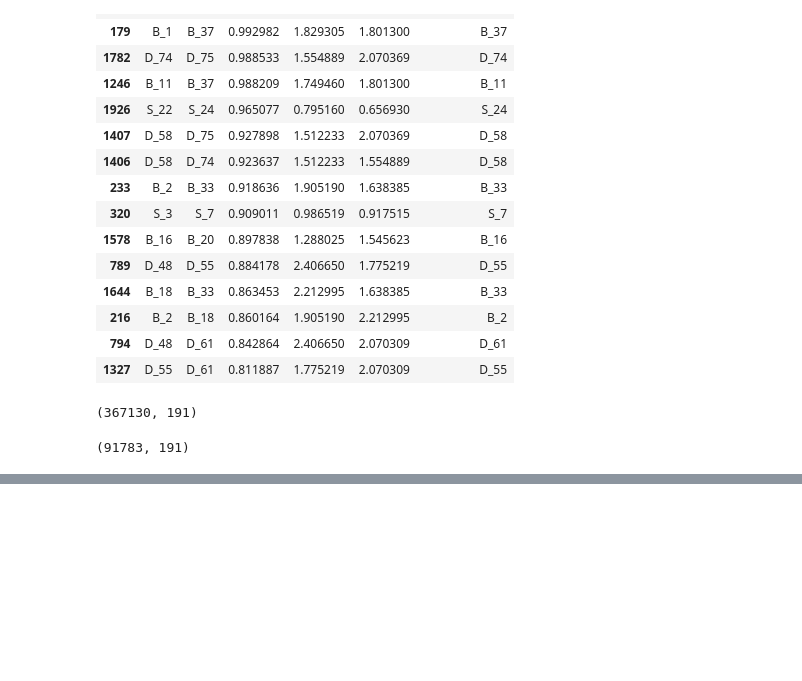
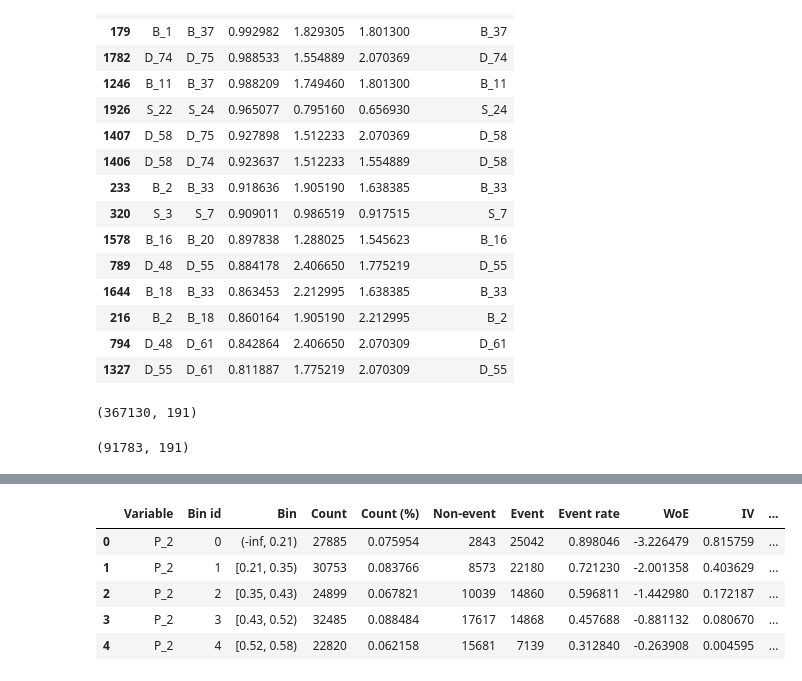
Before and after one commit to chaitsugale/AMEX-Default-PREDICTION, a Jupyter notebook: amex-default-prediction.ipynb, the cells around one changed output, grey strips where cells are left out. Drawn from its saved outputs; the diff is of its cells as text; code cells hidden in the pictures; blank space fills up the shorter version.

```diff
--- a/amex-default-prediction.ipynb
+++ b/amex-default-prediction.ipynb
@@ -488,3 +488,5 @@ X_test = valid_data[train_cols].copy()
 y_test = valid_data[target_col].copy()
 
 X_test = amex_test[train_cols].copy()
+# %%
+amex_binning_process = optbinning.BinningProcess(variable_names = train_cols,categorical_variables = cat_cols)
@@ -490,0 +519,11 @@ X_test = amex_test[train_cols].copy()
+# %%
+amex_score = amex_scorecard.table(style = 'detailed')
+
+amex_score.head()
+# %% [output]
+|  | Variable | Bin id | Bin | Count | Count (%) | Non-event | Event | Event rate | WoE | IV | ... |
+| 0 | P_2 | 0 | (-inf, 0.21) | 27885 | 0.075954 | 2843 | 25042 | 0.898046 | -3.226479 | 0.815759 | ... |
+| 1 | P_2 | 1 | [0.21, 0.35) | 30753 | 0.083766 | 8573 | 22180 | 0.721230 | -2.001358 | 0.403629 | ... |
+| 2 | P_2 | 2 | [0.35, 0.43) | 24899 | 0.067821 | 10039 | 14860 | 0.596811 | -1.442980 | 0.172187 | ... |
+| 3 | P_2 | 3 | [0.43, 0.52) | 32485 | 0.088484 | 17617 | 14868 | 0.457688 | -0.881132 | 0.080670 | ... |
+| 4 | P_2 | 4 | [0.52, 0.58) | 22820 | 0.062158 | 15681 | 7139 | 0.312840 | -0.263908 | 0.004595 | ... |
```
Also changed, not shown: parts of 6 cells of this notebook.
